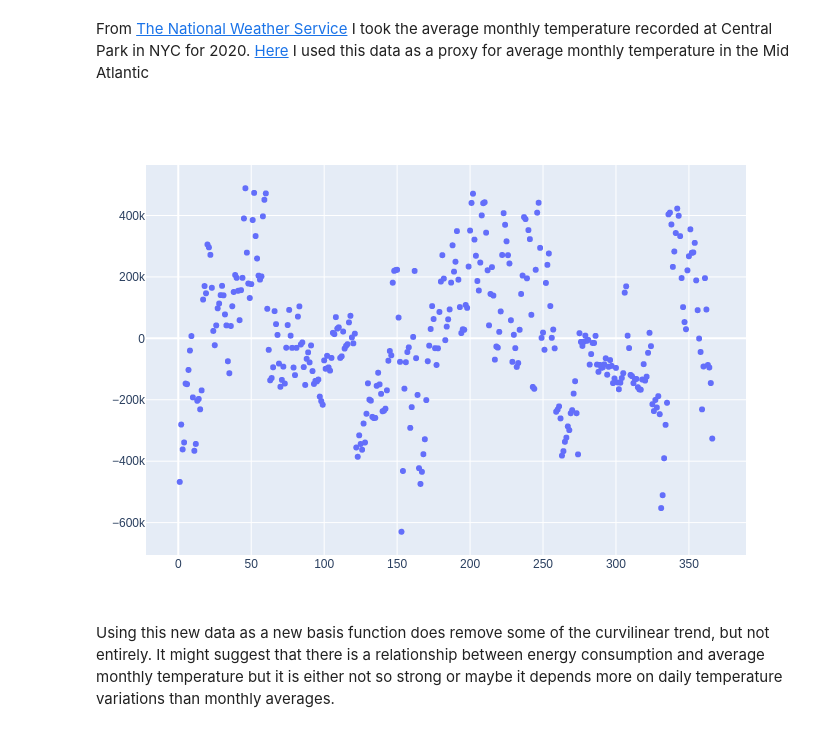
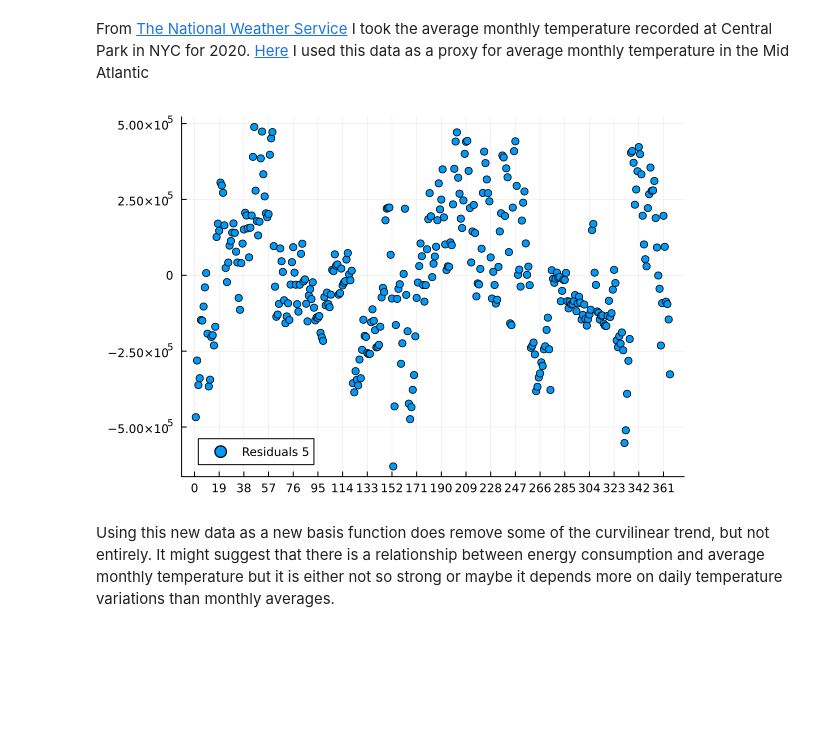
Before and after one commit to camilovelezr/umdpub, a Jupyter notebook: math420/h1_camilovelezr.ipynb, the cells around one changed output. Cells and saved outputs as stored; diff of their text form; code cells hidden in the pictures; blank space fills up the shorter version.

```diff
--- a/math420/h1_camilovelezr.ipynb
+++ b/math420/h1_camilovelezr.ipynb
@@ -159,9 +160,9 @@ m5 = Matrix(select(df, Not([:date, :y, :day, :mean, :month])));
 # %%
 β5 = m5\y
 resid5 = y - m5*β5;
-PlotlyJS.plot(x, resid5, kind="scatter", mode="markers", label="Residuals 5", xticks = 0:19:366)
+plot(x, resid5, seriestype="scatter", mode="markers", label="Residuals 5", xticks = 0:19:366)
 # %% [output]
-[figure, old version]
+[figure, new version]
 # %% [markdown]
 Using this new data as a new basis function does remove some of the curvilinear trend, but not entirely. It might suggest that there is a relationship between energy consumption and average monthly temperature but it is either not so strong or maybe it depends more on daily temperature variations than monthly averages.
 # %% [markdown]
```
Also changed, not shown: parts of 7 cells of this notebook.
